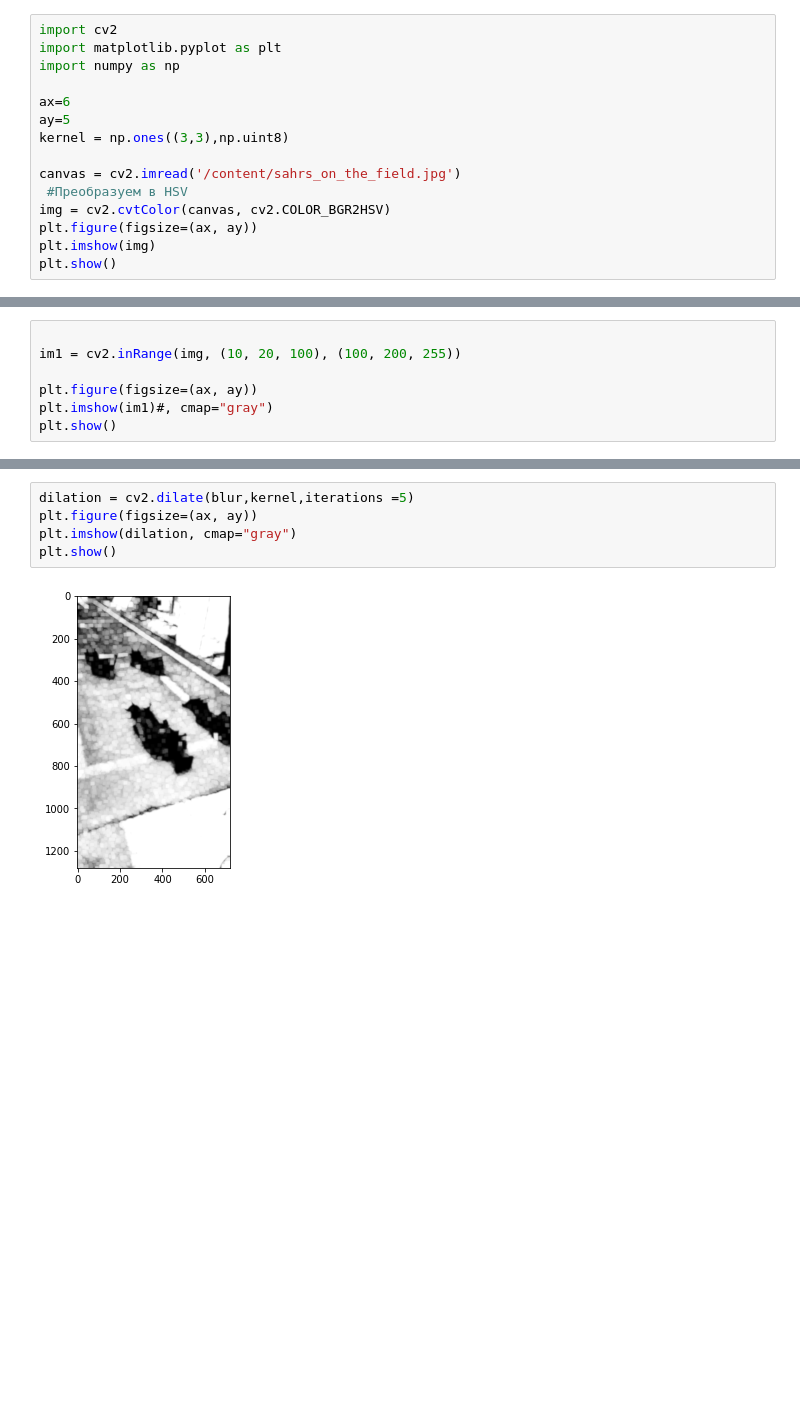
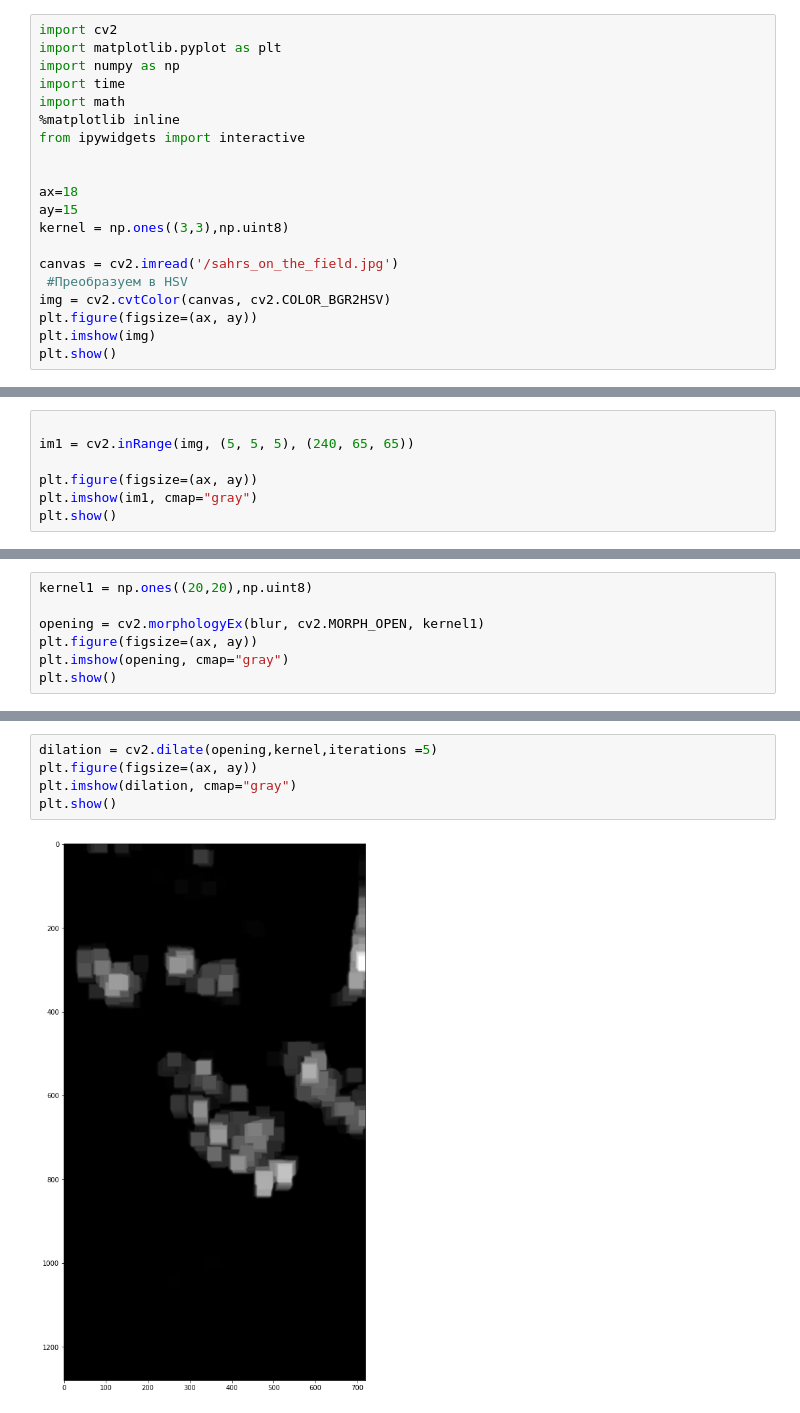
Before and after one commit to cyberschoolinmoscow/robofootball, a Jupyter notebook: homework/cv_hw2.ipynb, the cells around one changed output, grey strips where cells are left out. Saved outputs shown, nothing was run; the diff lists cells and outputs as text; blank space fills up the shorter version.

```diff
--- a/homework/cv_hw2.ipynb
+++ b/homework/cv_hw2.ipynb
@@ -12,12 +12,17 @@
 import cv2
 import matplotlib.pyplot as plt
 import numpy as np
+import time
+import math
+%matplotlib inline
+from ipywidgets import interactive
 
-ax=6
-ay=5
+
+ax=18
+ay=15
 kernel = np.ones((3,3),np.uint8)
 
-canvas = cv2.imread('/content/sahrs_on_the_field.jpg')
+canvas = cv2.imread('/sahrs_on_the_field.jpg')
  #Преобразуем в HSV
 img = cv2.cvtColor(canvas, cv2.COLOR_BGR2HSV)
 plt.figure(figsize=(ax, ay))
@@ -28,8 +51,8 @@ plt.show()
 # %%
 
-im1 = cv2.inRange(img, (10, 20, 100), (100, 200, 255))
+im1 = cv2.inRange(img, (5, 5, 5), (240, 65, 65))
 
 plt.figure(figsize=(ax, ay))
-plt.imshow(im1)#, cmap="gray")
+plt.imshow(im1, cmap="gray")
 plt.show()
 # %% [output]
@@ -43,0 +67,7 @@ plt.show()
+# %%
+kernel1 = np.ones((20,20),np.uint8)
+
+opening = cv2.morphologyEx(blur, cv2.MORPH_OPEN, kernel1)
+plt.figure(figsize=(ax, ay))
+plt.imshow(opening, cmap="gray")
+plt.show()
@@ -44,10 +76,10 @@ plt.show()
 # %%
-dilation = cv2.dilate(blur,kernel,iterations =5)
+dilation = cv2.dilate(opening,kernel,iterations =5)
 plt.figure(figsize=(ax, ay))
 plt.imshow(dilation, cmap="gray")
 plt.show()
 # %% [output]
-[figure, old version]
+[figure, new version]
 # %%
 erosion = cv2.erode( dilation,kernel,iterations = 10)
 plt.figure(figsize=(ax, ay))
```
Also changed, not shown: parts of 14 cells of this notebook.
